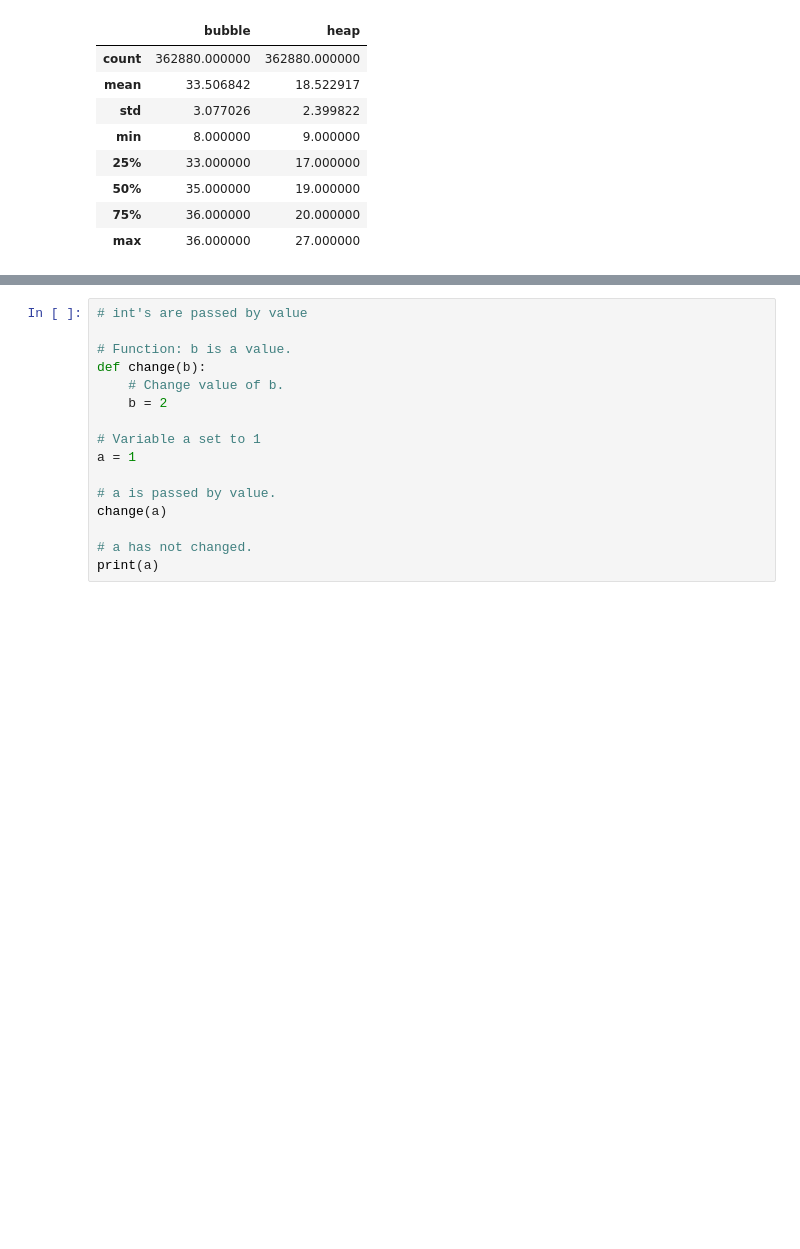
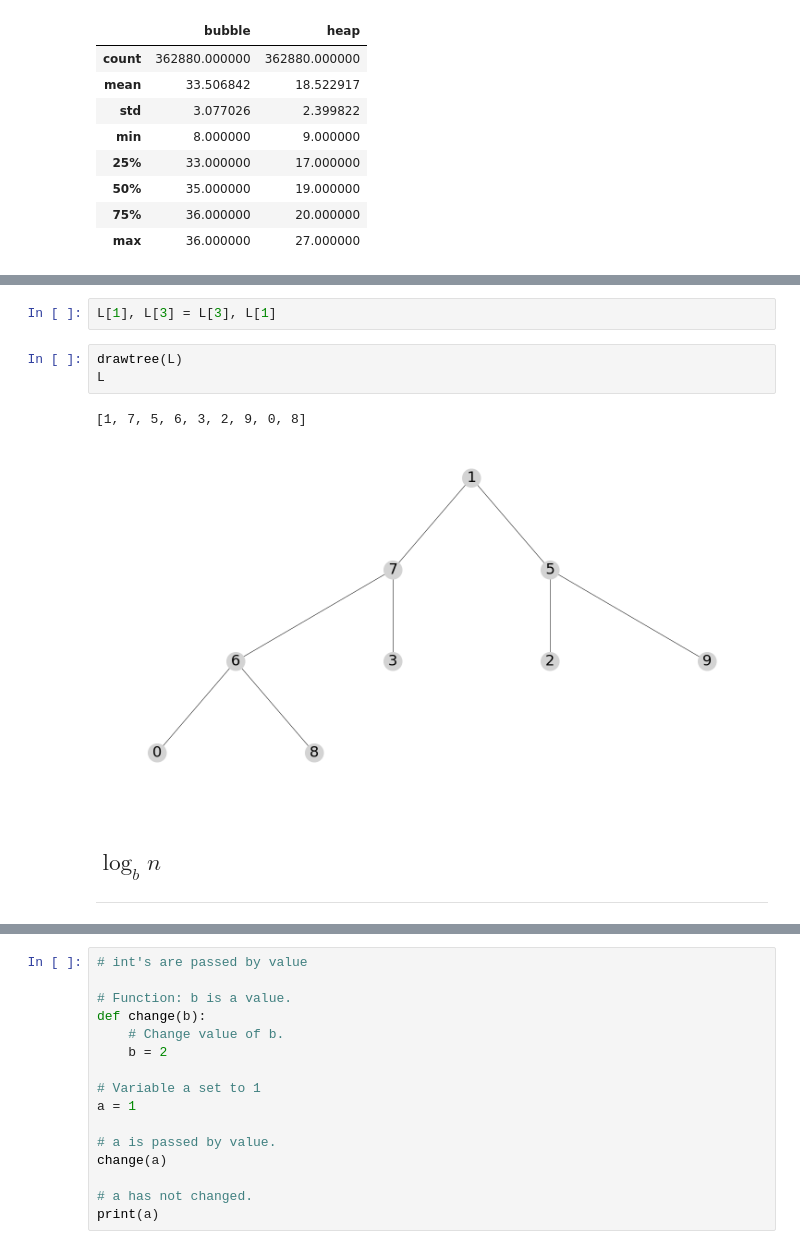
Before and after one commit to gabhang/heapsort, a Jupyter notebook: heapsort.ipynb, the cells around one changed output, grey strips where cells are left out. Saved outputs shown, nothing was run; the diff lists cells and outputs as text; blank space fills up the shorter version.

```diff
--- a/heapsort.ipynb
+++ b/heapsort.ipynb
@@ -434,0 +501,14 @@ df.describe()
+# %%
+L[1], L[3] = L[3], L[1]
+# %%
+drawtree(L)
+L
+# %% [output]
+[1, 7, 5, 6, 3, 2, 9, 0, 8]
+[figure, added]
+# %% [markdown]
+<br>
+
+## $ \log_b n $
+
+***
```
Also changed, not shown: parts of 54 cells of this notebook.
